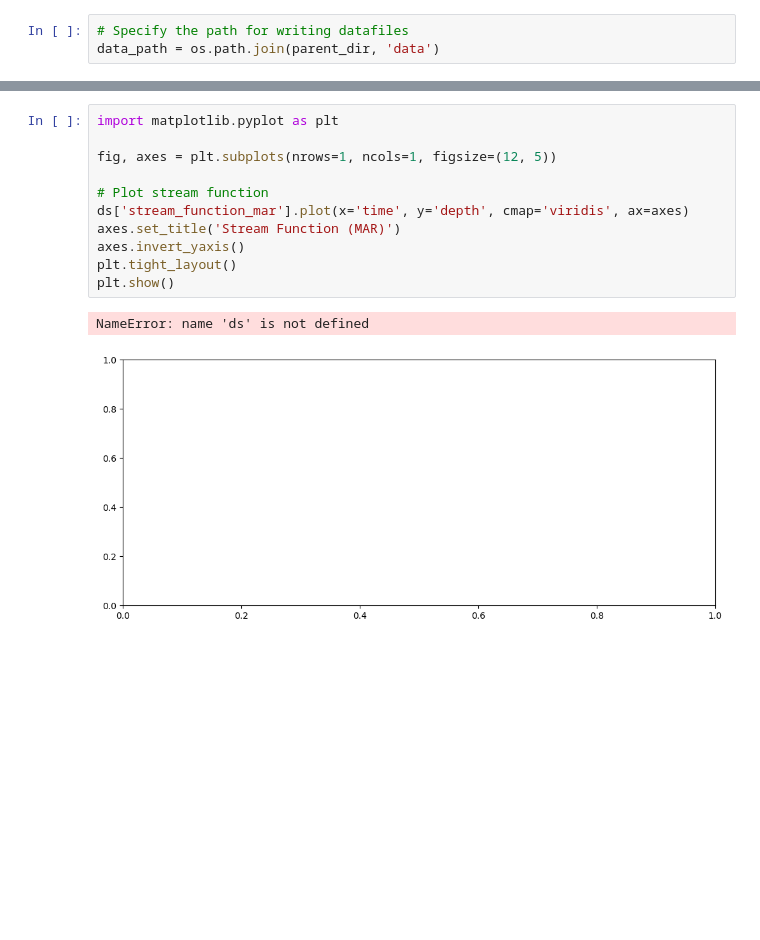
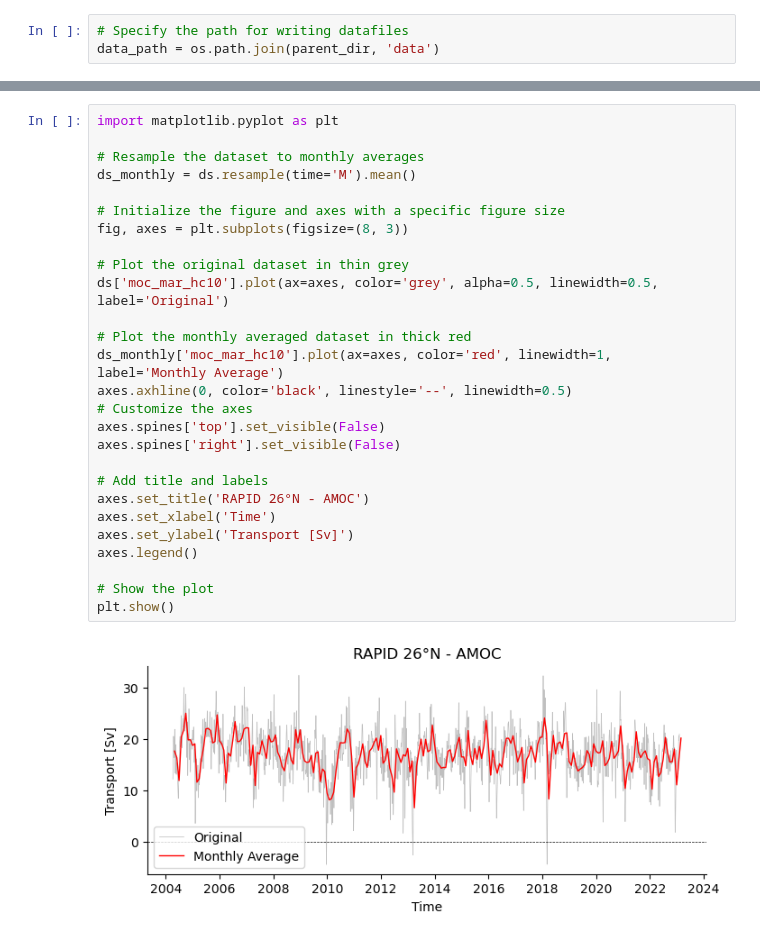
Before and after one commit to eleanorfrajka/MOC-transport, a Jupyter notebook: demo-output.ipynb, the cells around one changed output, grey strips where cells are left out. Cells and saved outputs as stored; diff of their text form; blank space fills up the shorter version.

```diff
--- a/demo-output.ipynb
+++ b/demo-output.ipynb
@@ -39,14 +66,29 @@ NameError: name 'ds' is not defined
 # %%
 import matplotlib.pyplot as plt
 
-fig, axes = plt.subplots(nrows=1, ncols=1, figsize=(12, 5))
+# Resample the dataset to monthly averages
+ds_monthly = ds.resample(time='M').mean()
 
-# Plot stream function
-ds['stream_function_mar'].plot(x='time', y='depth', cmap='viridis', ax=axes)
-axes.set_title('Stream Function (MAR)')
-axes.invert_yaxis()
-plt.tight_layout()
+# Initialize the figure and axes with a specific figure size
+fig, axes = plt.subplots(figsize=(8, 3))
+
+# Plot the original dataset in thin grey
+ds['moc_mar_hc10'].plot(ax=axes, color='grey', alpha=0.5, linewidth=0.5, label='Original')
+
+# Plot the monthly averaged dataset in thick red
+ds_monthly['moc_mar_hc10'].plot(ax=axes, color='red', linewidth=1, label='Monthly Average')
+axes.axhline(0, color='black', linestyle='--', linewidth=0.5)
+# Customize the axes
+axes.spines['top'].set_visible(False)
+axes.spines['right'].set_visible(False)
+
+# Add title and labels
+axes.set_title('RAPID 26°N - AMOC')
+axes.set_xlabel('Time')
+axes.set_ylabel('Transport [Sv]')
+axes.legend()
+
+# Show the plot
 plt.show()
 # %% [output]
-NameError: name 'ds' is not defined
-[figure, old version]
+[figure, new version]
```
Also changed, not shown: parts of 2 cells of this notebook, 9 other files.
